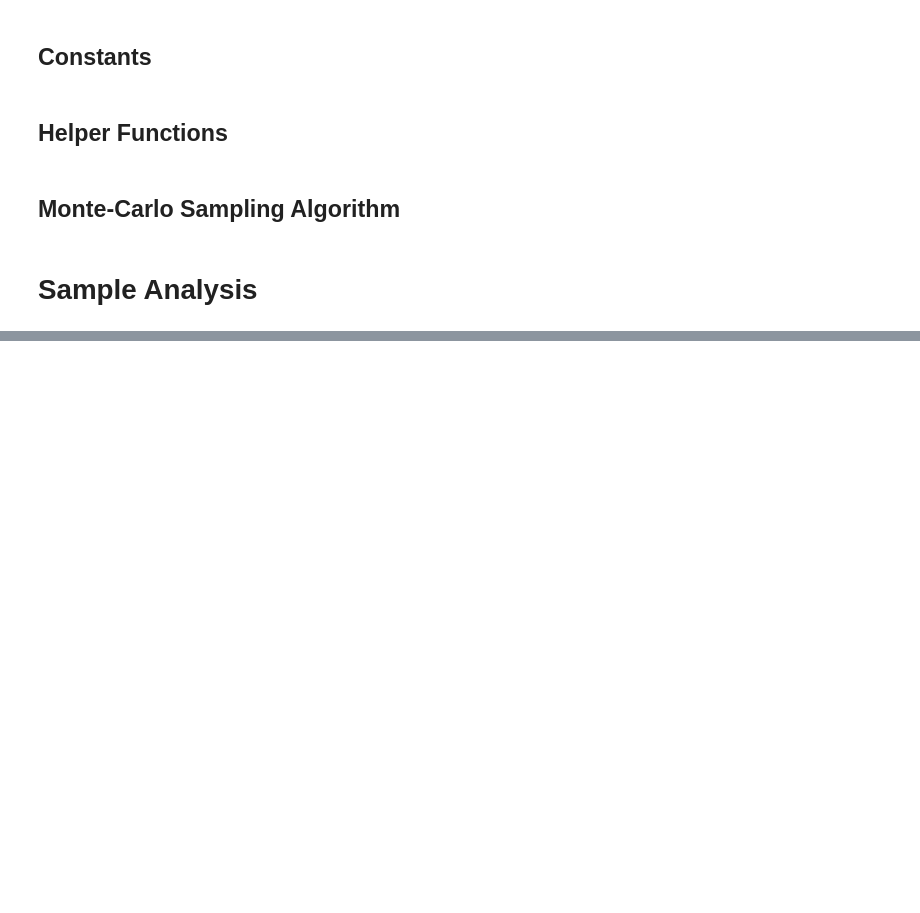
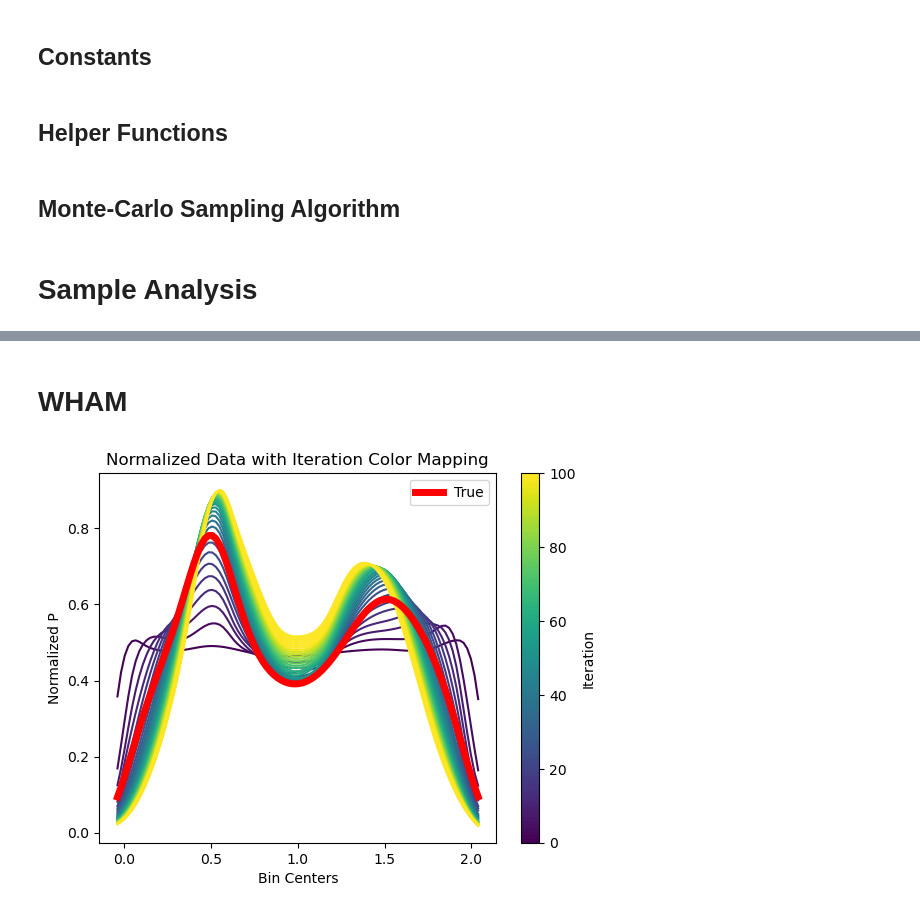
Before and after one commit to abrahmasandra/MENG255UmbrellaSampling, a Jupyter notebook: umbsampling.ipynb, the cells around one changed output, grey strips where cells are left out. Drawn from its saved outputs; the diff is of its cells as text; code cells hidden in the pictures; blank space fills up the shorter version.

Commit message:
WHAM!

```diff
--- a/umbsampling.ipynb
+++ b/umbsampling.ipynb
@@ -254,0 +255,2 @@ plt.show()
+# %% [markdown]
+# WHAM
@@ -254,0 +270,65 @@ plt.show()
+# %%
+from scipy.interpolate import UnivariateSpline
+
+def plot_normalized(P, bin_centers, color):
+    bin_width = bin_centers[-1] - bin_centers[-2]
+    P_AUC = np.sum(P) * bin_width
+    P_normalized = P / P_AUC
+
+    spline = UnivariateSpline(bin_centers, P_normalized, s=0.005)
+    P_smooth = spline(bin_centers)
+
+    plt.plot(bin_centers, P_smooth, '-', color=color)
+# %%
+import matplotlib.cm as cm
+import matplotlib.colors as mcolors
+
+fig, ax = plt.subplots()
+num_iters = 100
+cmap = cm.get_cmap('viridis', num_iters)
+
+for i in range(num_iters): # TODO: convergence criteria
+    # Iteratively update P
+    numerator = np.zeros(num_bins)
+    denominator = np.zeros(num_bins)
+    for k in range(n):
+        n_k = len(samples[k])
+        numerator += hists[k] * n_k
+
+        denominator += n_k * np.exp(beta * (A[k] - A_0)) * np.exp(-beta * bias[k](bin_centers))
+
+    P = numerator / denominator
+
+    # Iteratively update the free energies
+    for k in range(n):
+        integral = 0
+        for j, q in enumerate(bin_centers): # TODO: easy speedup with vectorization
+            integral += P[j] * np.exp(-beta * bias[k](q))
+
+        A[k] = - np.log(integral) / beta + A_0
+
+    if i % 3 == 0:
+        color = cmap(i / 80)  # Map iteration to a color in the colormap
+        plot_normalized(P, bin_centers, color)
+
+norm = mcolors.Normalize(vmin=0, vmax=num_iters)
+sm = cm.ScalarMappable(cmap=cmap, norm=norm)
+sm.set_array([])  # Set an empty array to avoid warnings about missing data
+
+cbar = fig.colorbar(sm, ax=ax)  # Associate the colorbar with the main axes
+cbar.set_label('Iteration')
+
+plt.xlabel('Bin Centers')
+plt.ylabel('Normalized P')
+plt.title('Normalized Data with Iteration Color Mapping')
+
+# plotting the true distribution
+recip_V = np.exp(-beta * two_well_1d(bin_centers, epsilon_0, epsilon_1, epsilon_2, sigma))
+bin_width = (bin_centers[-1] - bin_centers[-2])
+norm_recip_V = recip_V/(np.sum(recip_V) * bin_width)
+plt.plot(bin_centers, norm_recip_V, color="red", linewidth=5, label="True")
+plt.legend()
+
+plt.show()
+# %% [output]
+[figure, added]
```
Also changed, not shown: parts of 7 cells of this notebook, 8 other files.
